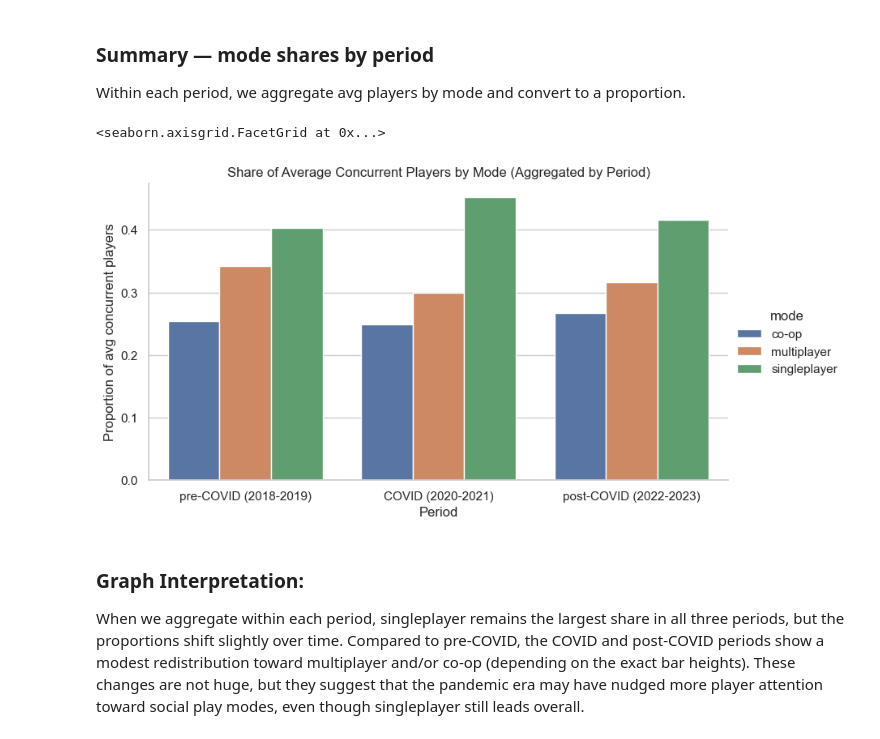
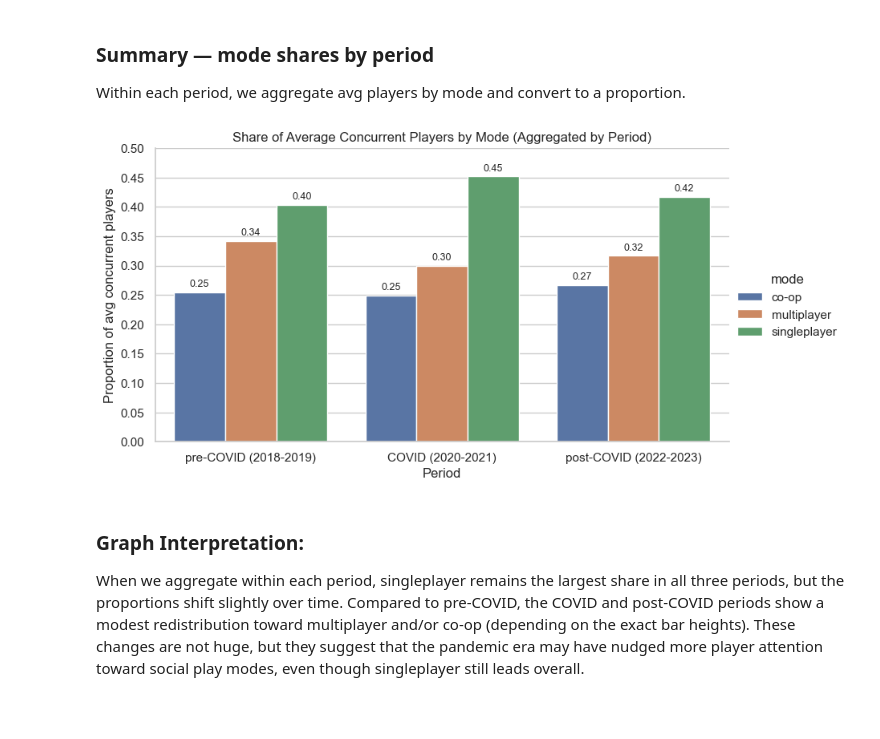
Before and after one commit to COGS108/Group038_WI26, a Jupyter notebook: 02-EDACheckpoint.ipynb, the cells around one changed output. Cells and saved outputs as stored; diff of their text form; code cells hidden in the pictures; blank space fills up the shorter version.

Commit message:
Added values to bar graph and changed y-axis to increment by 0.05

```diff
--- a/02-EDACheckpoint.ipynb
+++ b/02-EDACheckpoint.ipynb
@@ -256,34 +259,58 @@ Within each period, we aggregate avg players by mode and convert to a proportion
 # %%
 period_mode = (
     long_df.groupby(["period", "mode"], as_index=False, observed=True)["avg_players"]
     .sum()
 )
 
 period_totals = (
     period_mode.groupby("period", as_index=False, observed=True)["avg_players"]
     .sum()
     .rename(columns={"avg_players": "period_total"})
 )
 
 period_mode = period_mode.merge(period_totals, on="period")
 period_mode["share"] = period_mode["avg_players"] / period_mode["period_total"]
 
-sns.catplot(
+g = sns.catplot(
     data=period_mode,
     x="period",
     y="share",
     hue="mode",
     kind="bar",
     height=4.5,
     aspect=1.8
 ).set(
     title="Share of Average Concurrent Players by Mode (Aggregated by Period)",
     xlabel="Period",
     ylabel="Proportion of avg concurrent players"
 )
+
+# Axis formatting
+g.set(ylim=(0, 0.5))
+g.ax.set_yticks(np.arange(0, 0.51, 0.05))
+
+# Add value labels on bars
+ax = g.ax
+for p in ax.patches:
+    h = p.get_height()
+
+    # skip nan, zero, or negative values
+    if not np.isfinite(h) or h <= 0:
+        continue
+    if p.get_width() <= 0:
+        continue
+
+    ax.annotate(
+        f"{h:.2f}",
+        (p.get_x() + p.get_width() / 2, h),
+        ha="center",
+        va="bottom",
+        fontsize=9,
+        xytext=(0, 3),           # small vertical offset
+        textcoords="offset points"
+    )
 # %% [output]
-<seaborn.axisgrid.FacetGrid at 0x...>
-[figure, old version]
+[figure, new version]
 # %% [markdown]
 ### Graph Interpretation:
 When we aggregate within each period, singleplayer remains the largest share in all three periods, but the proportions shift slightly over time. Compared to pre-COVID, the COVID and post-COVID periods show a modest redistribution toward multiplayer and/or co-op (depending on the exact bar heights). These changes are not huge, but they suggest that the pandemic era may have nudged more player attention toward social play modes, even though singleplayer still leads overall.
```
Also changed, not shown: parts of 2 cells of this notebook.
